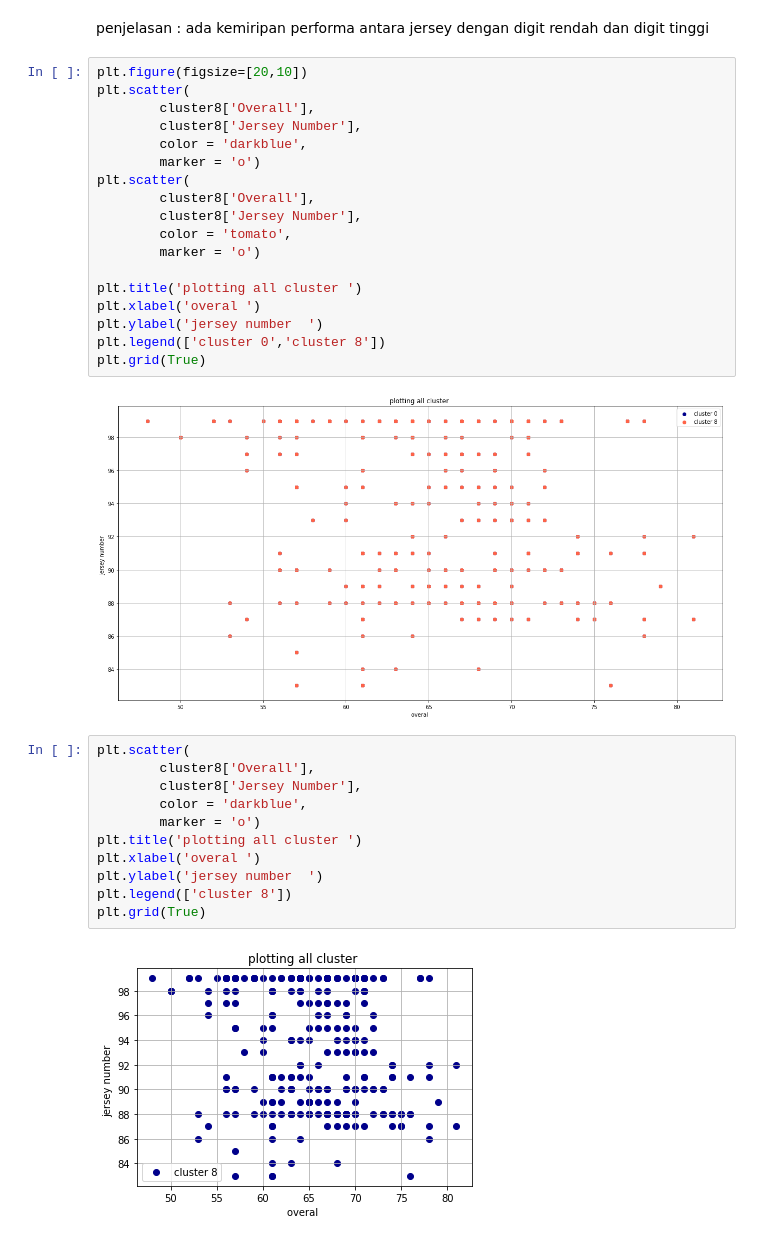
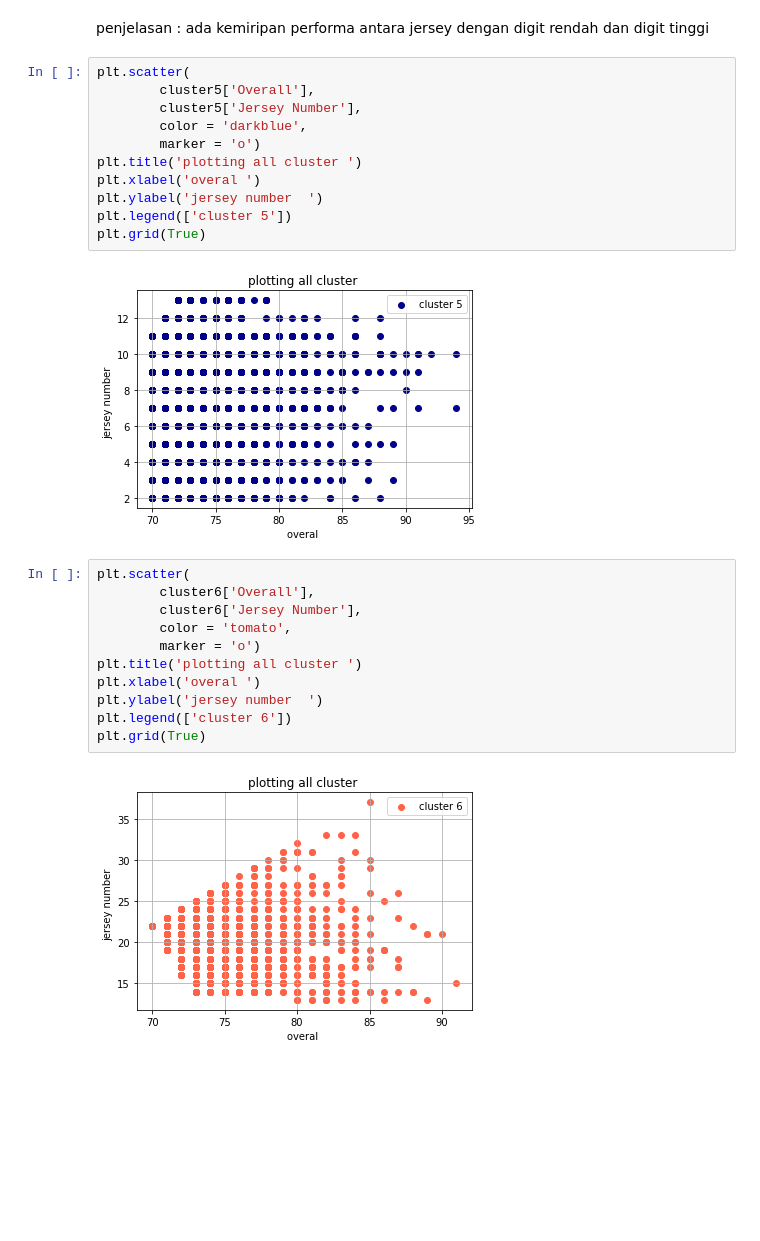
Before and after one commit to achmadwildan1888/Project-akhir-Data-analysis-and-machine-learning-model, a Jupyter notebook: machine learning model(K means)-checkpoint.ipynb, the cells around one changed output. Drawn from its saved outputs; the diff is of its cells as text; blank space fills up the shorter version.

```diff
--- a/machine learning model(K means)-checkpoint.ipynb
+++ b/machine learning model(K means)-checkpoint.ipynb
@@ -242,35 +242,28 @@ cluster6[['Name','Overall','Jersey Number']].head(10)
 # %% [markdown]
 penjelasan : ada kemiripan performa antara jersey dengan digit rendah dan digit tinggi
 # %%
-plt.figure(figsize=[20,10])
 plt.scatter(
-        cluster8['Overall'],
-        cluster8['Jersey Number'],
+        cluster5['Overall'],
+        cluster5['Jersey Number'],
         color = 'darkblue',
         marker = 'o')
-plt.scatter(
-        cluster8['Overall'],
-        cluster8['Jersey Number'],
-        color = 'tomato',
-        marker = 'o')
-
 plt.title('plotting all cluster ')
 plt.xlabel('overal ')
 plt.ylabel('jersey number  ')
-plt.legend(['cluster 0','cluster 8'])
+plt.legend(['cluster 5'])
 plt.grid(True)
 # %% [output]
-[figure, old version]
+[figure, new version]
 # %%
 plt.scatter(
-        cluster8['Overall'],
-        cluster8['Jersey Number'],
-        color = 'darkblue',
+        cluster6['Overall'],
+        cluster6['Jersey Number'],
+        color = 'tomato',
         marker = 'o')
 plt.title('plotting all cluster ')
 plt.xlabel('overal ')
 plt.ylabel('jersey number  ')
-plt.legend(['cluster 8'])
+plt.legend(['cluster 6'])
 plt.grid(True)
 # %% [output]
-[figure, old version]
+[figure, new version]
```
Also changed, not shown: parts of 15 cells of this notebook, 1 other file.
